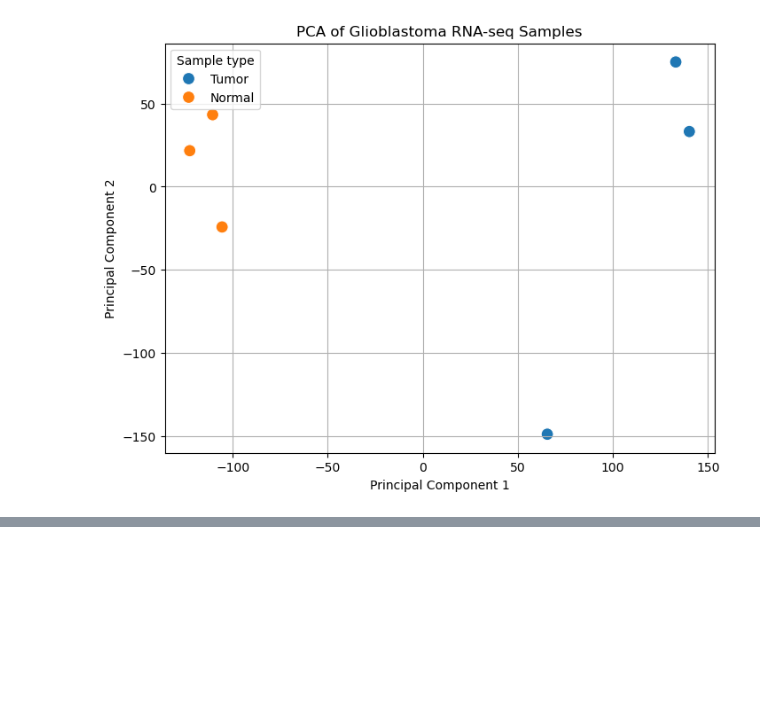
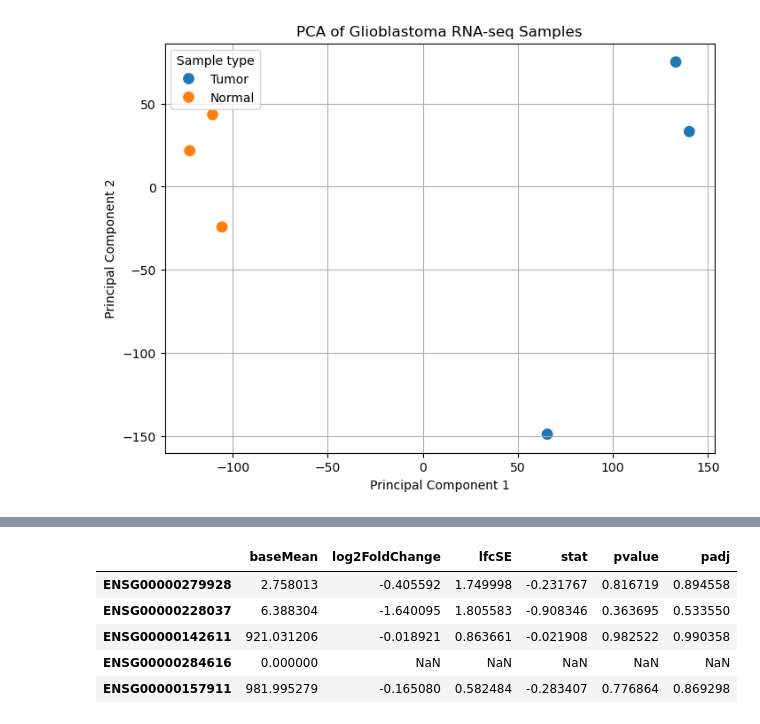
Before and after one commit to minyoungci/Glioblastoma-Tumor-vs-Normal, a Jupyter notebook: main.ipynb, the cells around one changed output, grey strips where cells are left out. Drawn from its saved outputs; the diff is of its cells as text; code cells hidden in the pictures; blank space fills up the shorter version.

Commit message:
DESeq2 분석 결과 확인인

```diff
--- a/main.ipynb
+++ b/main.ipynb
@@ -160,0 +190,12 @@ plt.show()
+# %%
+import pandas as pd
+
+res_df = pd.read_csv('Result/DESeq2_results.csv', index_col=0)
+res_df.head()
+# %% [output]
+|  | baseMean | log2FoldChange | lfcSE | stat | pvalue | padj |
+| ENSG00000279928 | 2.758013 | -0.405592 | 1.749998 | -0.231767 | 0.816719 | 0.894558 |
+| ENSG00000228037 | 6.388304 | -1.640095 | 1.805583 | -0.908346 | 0.363695 | 0.533550 |
+| ENSG00000142611 | 921.031206 | -0.018921 | 0.863661 | -0.021908 | 0.982522 | 0.990358 |
+| ENSG00000284616 | 0.000000 | NaN | NaN | NaN | NaN | NaN |
+| ENSG00000157911 | 981.995279 | -0.165080 | 0.582484 | -0.283407 | 0.776864 | 0.869298 |
```
Also changed, not shown: parts of 8 cells of this notebook, 4 other files.
